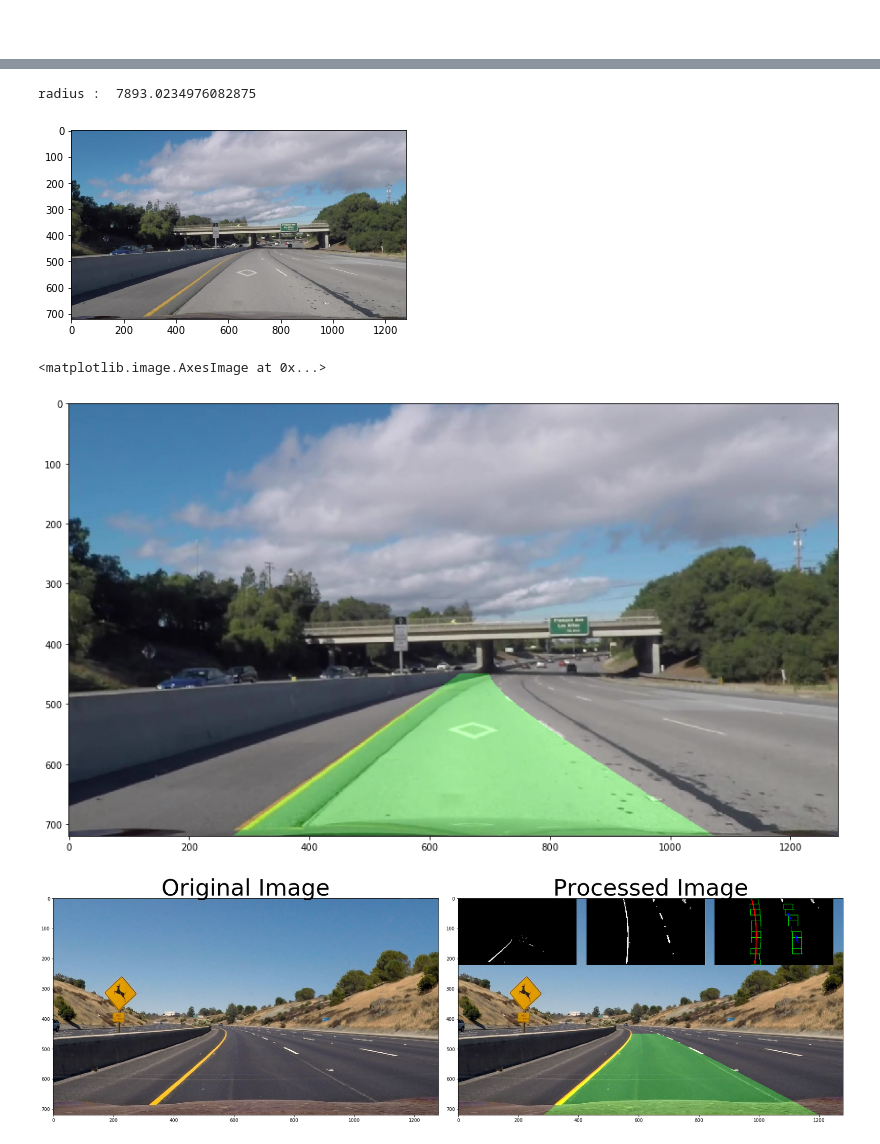
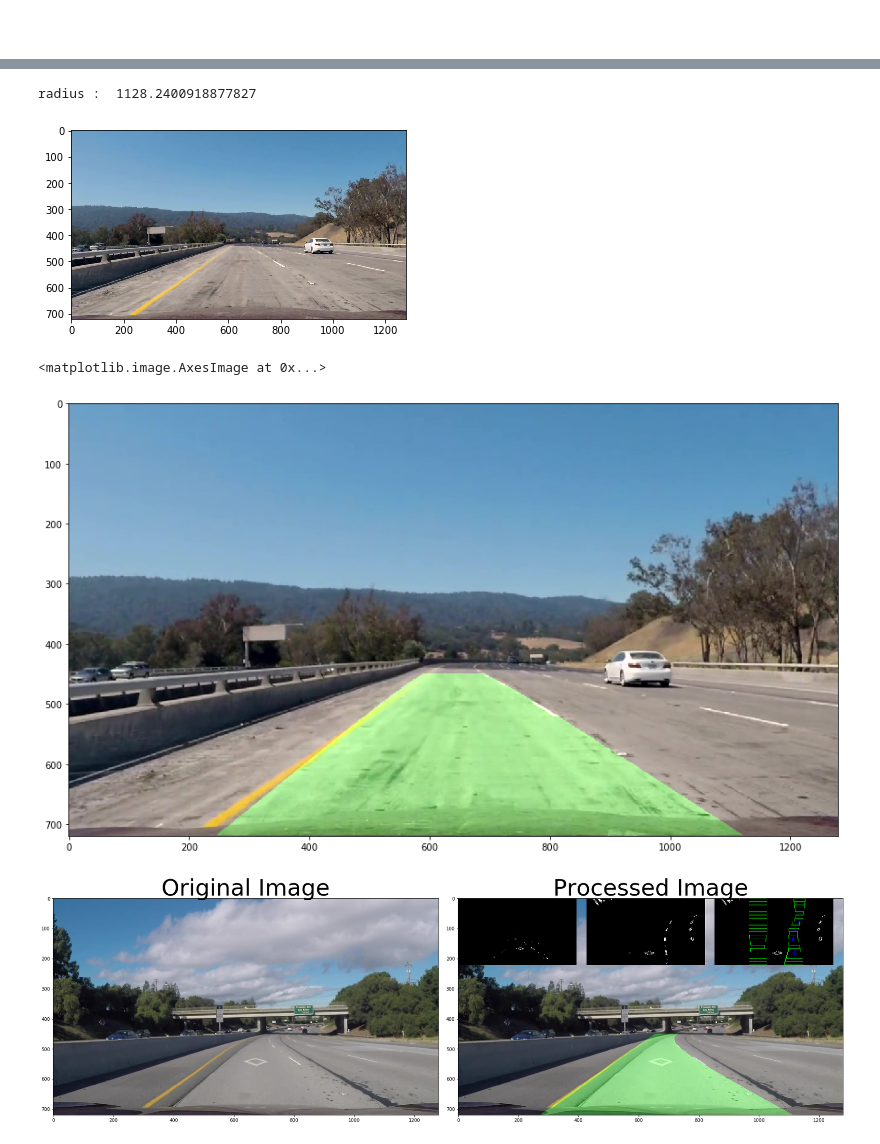
Before and after one commit to kirilcvetkov92/Advanced-Lane-Detection, a Jupyter notebook: Notebook.ipynb, the cells around one changed output, grey strips where cells are left out. Cells and saved outputs as stored; diff of their text form; code cells hidden in the pictures.

```diff
--- a/Notebook.ipynb
+++ b/Notebook.ipynb
@@ -24,7 +24,7 @@ for fname in fnames :
 # %% [markdown]
 # Undistort
 # %%
-img = mpimg.imread('challenge_video_Moment3.jpg')
+img = mpimg.imread('Project_video_Moment.jpg')
 height, width  = img.shape[0], img.shape[1]
 undistorted, dist, mtx = cal_undistort(img, obj_points_list, img_points_list)
 
@@ -156,19 +156,19 @@ right_rad_curvature = get_curvature_radius(right_fit, ploty)
 avg_rad_curvature = (left_rad_curvature+right_rad_curvature)/2
 print('radius : ', avg_rad_curvature)
 # %% [output]
-radius :  7893.0234976082875
+radius :  1128.2400918877827
 # %%
 plt.imshow(img)
 plt.show()
 # %% [output]
-[figure, old version]
+[figure, new version]
 # %%
 result = inverse_perspective_transform(img, warped, left_fitx, right_fitx, ploty)
 plt.figure(figsize=(15, 15))
 plt.imshow(result)
 # %% [output]
 <matplotlib.image.AxesImage at 0x...>
-[figure, old version]
+[figure, new version]
 # %%
 def pipeline_final(img):
     global prev_left_fit
@@ -187,32 +187,32 @@ def pipeline_final(img):
 
     return result
 # %%
-img = mpimg.imread('test_images/test2.jpg')
+img = mpimg.imread('Challenge_video_Moment3.jpg')
 
 prev_left_fit=[]
 prev_right_fit=[]
 
 
 # Reinitialize some global variables.
 polyfit_left = None
 polyfit_right = None
 past_good_right_lines = []
 past_good_left_lines = []
 running_mean_difference_between_lines = 0
 
 # Apply pipeline
 processed = pipeline_final(img)
 
 # Plot the 2 images
 f, (ax1, ax2) = plt.subplots(1, 2, figsize=(24, 9))
 f.tight_layout()
 ax1.imshow(img)
 ax1.set_title('Original Image', fontsize=50)
 ax2.imshow(processed, cmap='gray')
 ax2.set_title('Processed Image', fontsize=50)
 plt.subplots_adjust(left=0., right=1, top=0.9, bottom=0.)
 # %% [output]
-[figure, old version]
+[figure, new version]
 # %%
 from moviepy.editor import VideoFileClip
 # Reinitialize some global variables.
```
Also changed, not shown: parts of 12 cells of this notebook, 1 other file.
